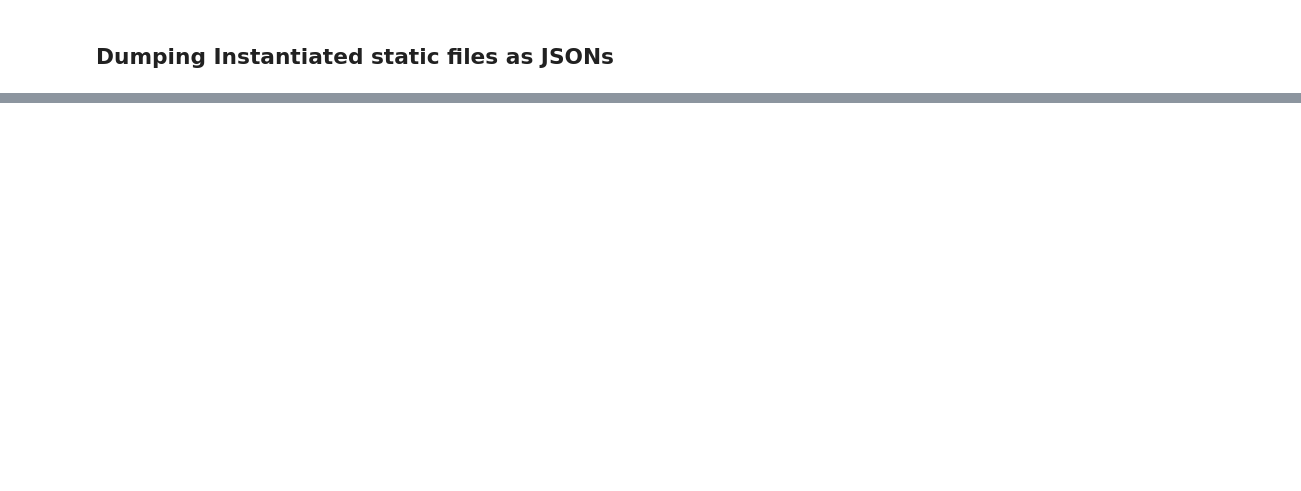
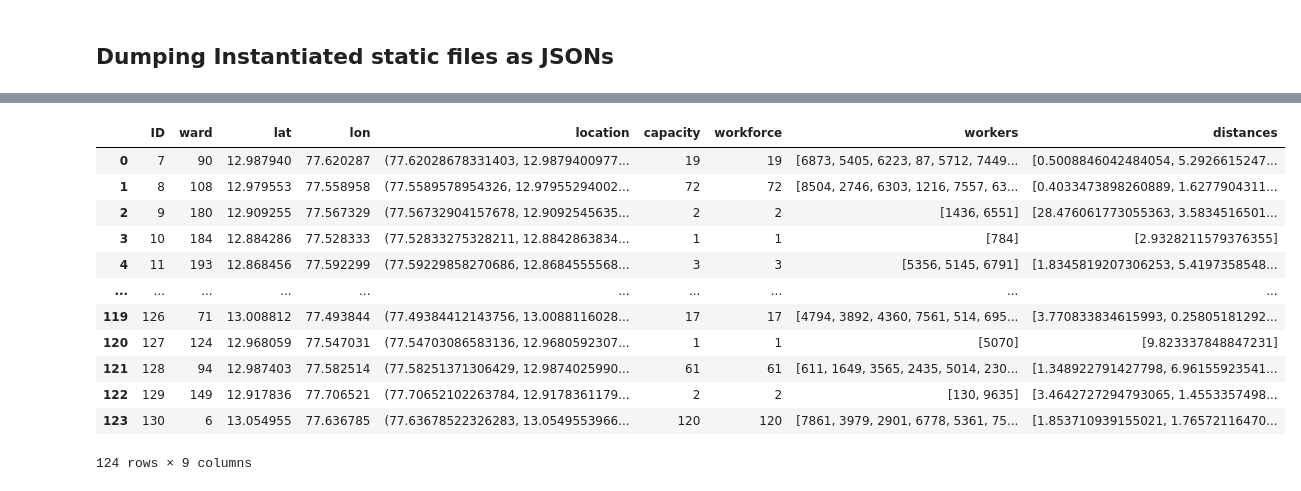
Before and after one commit to p10rahulm/covidSims, a Jupyter notebook: staticInst/interactive_instantiation.ipynb, the cells around one changed output, grey strips where cells are left out. Cells and saved outputs as stored; diff of their text form; code cells hidden in the pictures; blank space fills up the shorter version.

```diff
--- a/staticInst/interactive_instantiation.ipynb
+++ b/staticInst/interactive_instantiation.ipynb
@@ -177,0 +269,16 @@ saving instantiations as JSON completed in  0.08481740951538086
+# %%
+workplaces
+# %% [output]
+|  | ID | ward | lat | lon | location | capacity | workforce | workers | distances |
+| 0 | 7 | 90 | 12.987940 | 77.620287 | (77.62028678331403, 12.9879400977... | 19 | 19 | [6873, 5405, 6223, 87, 5712, 7449... | [0.5008846042484054, 5.2926615247... |
+| 1 | 8 | 108 | 12.979553 | 77.558958 | (77.5589578954326, 12.97955294002... | 72 | 72 | [8504, 2746, 6303, 1216, 7557, 63... | [0.4033473898260889, 1.6277904311... |
+| 2 | 9 | 180 | 12.909255 | 77.567329 | (77.56732904157678, 12.9092545635... | 2 | 2 | [1436, 6551] | [28.476061773055363, 3.5834516501... |
+| 3 | 10 | 184 | 12.884286 | 77.528333 | (77.52833275328211, 12.8842863834... | 1 | 1 | [784] | [2.9328211579376355] |
+| 4 | 11 | 193 | 12.868456 | 77.592299 | (77.59229858270686, 12.8684555568... | 3 | 3 | [5356, 5145, 6791] | [1.8345819207306253, 5.4197358548... |
+| ... | ... | ... | ... | ... | ... | ... | ... | ... | ... |
+| 119 | 126 | 71 | 13.008812 | 77.493844 | (77.49384412143756, 13.0088116028... | 17 | 17 | [4794, 3892, 4360, 7561, 514, 695... | [3.770833834615993, 0.25805181292... |
+| 120 | 127 | 124 | 12.968059 | 77.547031 | (77.54703086583136, 12.9680592307... | 1 | 1 | [5070] | [9.823337848847231] |
+| 121 | 128 | 94 | 12.987403 | 77.582514 | (77.58251371306429, 12.9874025990... | 61 | 61 | [611, 1649, 3565, 2435, 5014, 230... | [1.348922791427798, 6.96155923541... |
+| 122 | 129 | 149 | 12.917836 | 77.706521 | (77.70652102263784, 12.9178361179... | 2 | 2 | [130, 9635] | [3.4642727294793065, 1.4553357498... |
+| 123 | 130 | 6 | 13.054955 | 77.636785 | (77.63678522326283, 13.0549553966... | 120 | 120 | [7861, 3979, 2901, 6778, 5361, 75... | [1.853710939155021, 1.76572116470... |
+124 rows × 9 columns
```
Also changed, not shown: parts of 14 cells of this notebook, 13 other files.
